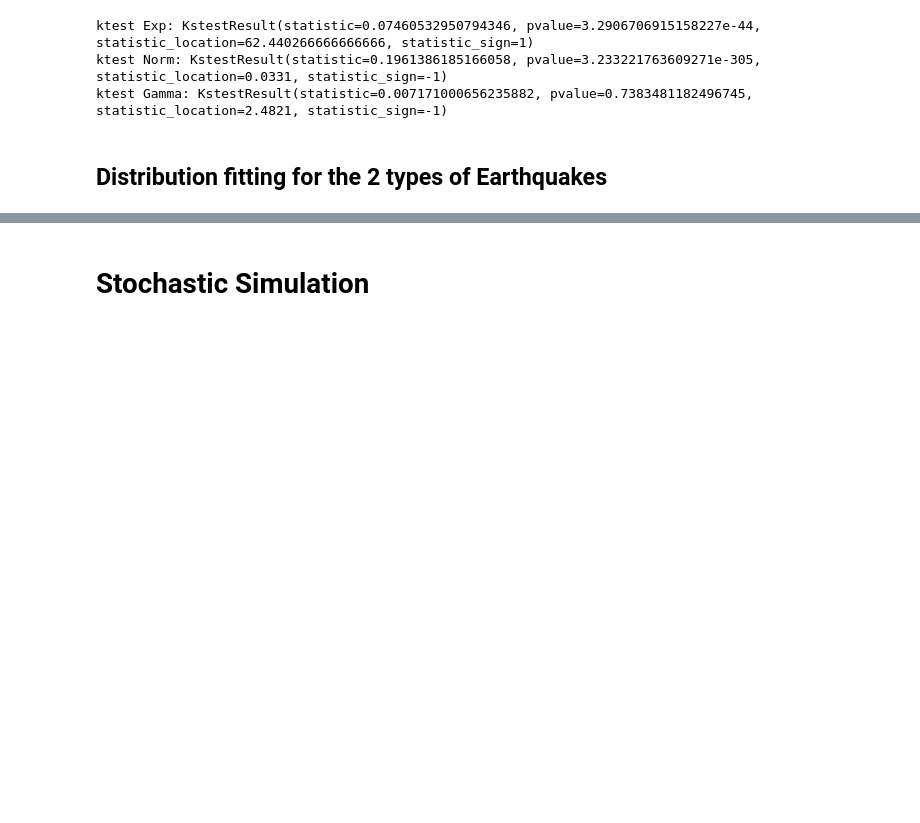
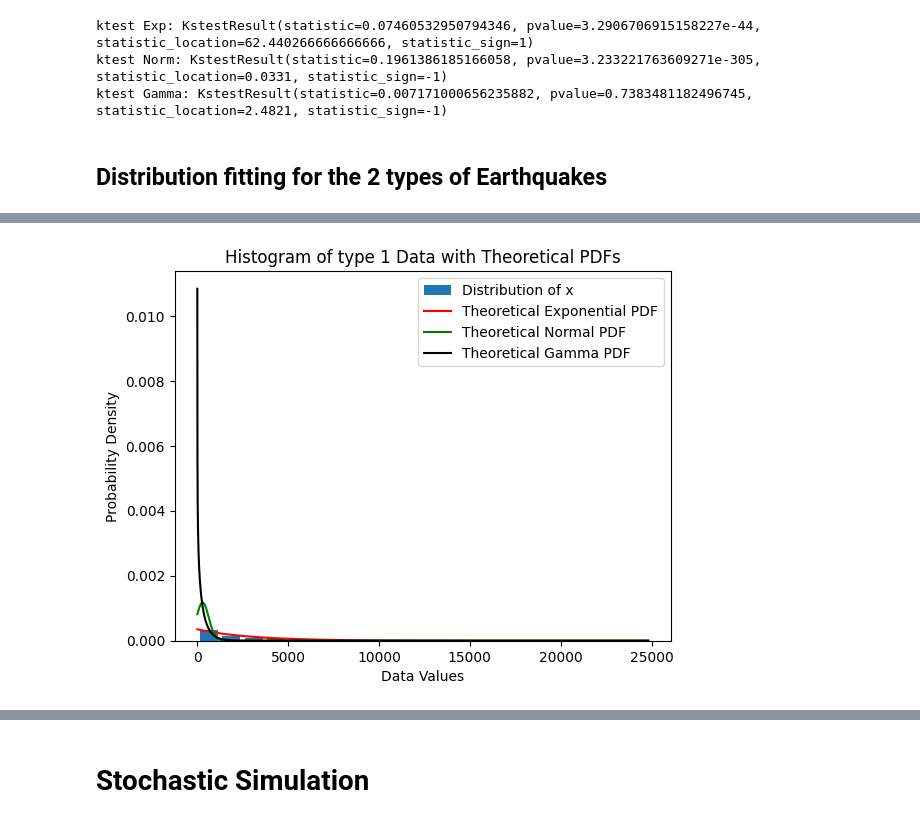
Before and after one commit to Rawbun34/2DF20---Assignment-2, a Jupyter notebook: 2DF20_Assignment_2-checkpoint.ipynb, the cells around one changed output, grey strips where cells are left out. Cells and saved outputs as stored; diff of their text form; code cells hidden in the pictures; blank space fills up the shorter version.

Commit message:
Distribution fitting for the 2 types of data

```diff
--- a/2DF20_Assignment_2-checkpoint.ipynb
+++ b/2DF20_Assignment_2-checkpoint.ipynb
@@ -17,14 +17,11 @@ data_modified.head()
 
 # Categorizing earthquakes to earthquakes < 5 or >= 5
 # Verifying if the data meets the requirements
-greater_or_equal_than_5 = data_modified[data_modified['mag'] >= 5]
-smaller_than_5 = data_modified[data_modified['mag'] < 5]
+type1 = data_modified[data_modified['mag'] >= 5]
+type2 = data_modified[data_modified['mag'] < 5]
 
-result_higher = greater_or_equal_than_5[['mag']]
-result_lower = smaller_than_5[['mag']]
-
-count_higher = greater_or_equal_than_5['mag'].count()
-count_lower = smaller_than_5['mag'].count()
+count_higher = type1['mag'].count()
+count_lower = type2['mag'].count()
 
 print("Number of values with mag >= 5:", count_higher)
 
@@ -276,0 +270,5 @@ ktest Gamma: KstestResult(statistic=0.007171000656235882, pvalue=0.7383481182496
+# %%
+# Create an extra column in the dataframe for the inter arrival times of type 1 data
+type1['inter_arrival_time'] = type1['time'].diff().dt.total_seconds() / 60
+x_type1 = type1['inter_arrival_time'].dropna() # Drop off all the null rows
+x_type1.describe()
@@ -276,0 +290,47 @@ ktest Gamma: KstestResult(statistic=0.007171000656235882, pvalue=0.7383481182496
+# %%
+'''
+Plotting the histogram of type 1 and compare the fitted distribution of our 'x' to 3 probability distribution function: Exponential distribution, Normal Distribution, and Gamma distribution.
+Then we check which distributions is a good fit to the emperical distribution function
+'''
+
+# Using the method of moments the parameters for an exponential, normal, and gamma distribution are estimated
+M1_type1 = np.mean(x_type1)
+M2_type1 = np.mean(x_type1**2)
+
+# Initializing the Exponential Distribution
+lamEst_type1 = 1 / M1_type1 # lambda = 1 / E[X], formula of lambda
+estExpDist_type1 = stats.expon(scale=1/lamEst_type1)
+
+# Initializating the Normal Distribution
+muEst_type1 = M1_type1 # mu = M1 (= estimation of x), E[X] = mu
+sigmaEst_type1 = np.sqrt(M2_type1 - M1_type1**2) # E[X**2] = sigma**2 + mu**2 -> sigma**2 = E[X**2] - mu**2
+estNormDist_type1 = stats.norm(muEst_type1, sigmaEst_type1)
+
+# Initializing the Gamma Distribution
+# E[X] = alpha / beta, Var[X] = alpha / beta**2 -> E[X**2] = alpha(alpha + 1) / beta**2.
+# M1 = alpha / beta, M2 = alpha(alpha + 1) / beta**2
+alphaEst_type1 = M1_type1**2 / (M2_type1 - M1_type1**2) # Alpha is estimated as M1**2 / (M2 - M1**2)
+betaEst_type1 = M1_type1 / (M2_type1 - M1_type1**2) # Beta is estimated as M1 / (M2 - M1**2)
+estGammaDist_type1 = stats.gamma(alphaEst_type1, scale=1/betaEst_type1)
+
+# Creating array serving as x-coordinates for plotting the theoretical PDF's
+# Use of min(x) and max(x) to ensure that xs has the same range as x
+xs_type1 = np.arange(min(x_type1), max(x_type1), 0.1)
+# Visualising the distribution of x together with the predefined distribution to check
+# which distribution aligns the best with the distribution of the data set
+plt.figure()
+# Plot distribution of X as a blue histogram
+plt.hist(x_type1, rwidth = 0.8, bins=20, density=True, label = 'Distribution of x')
+# Plot the theoretical exponential PDF as a solid red line
+plt.plot(xs_type1, estExpDist_type1.pdf(xs_type1), 'r', label = 'Theoretical Exponential PDF')
+# Plot the theoretical normal PDF as a solid green line
+plt.plot(xs_type1, estNormDist.pdf(xs_type1), 'g', label = 'Theoretical Normal PDF')
+# Plot the theoretical gamma PDF as a solid black line
+plt.plot(xs_type1, estGammaDist.pdf(xs_type1), 'black', label = 'Theoretical Gamma PDF')
+plt.title('Histogram of type 1 Data with Theoretical PDFs')
+plt.xlabel('Data Values')
+plt.ylabel('Probability Density')
+plt.legend()
+plt.show()
+# %% [output]
+[figure, added]
```
Also changed, not shown: parts of 14 cells of this notebook.
